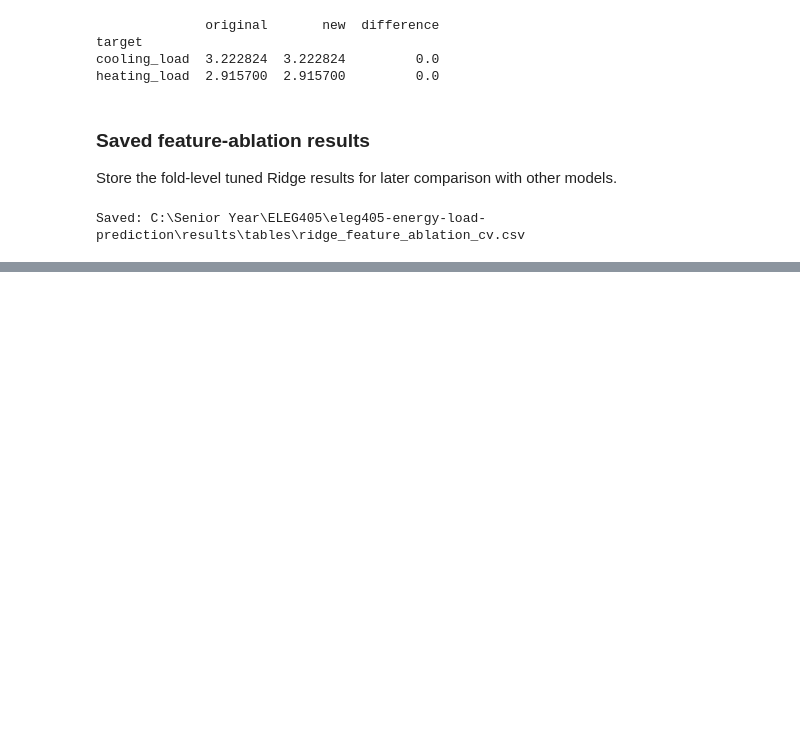
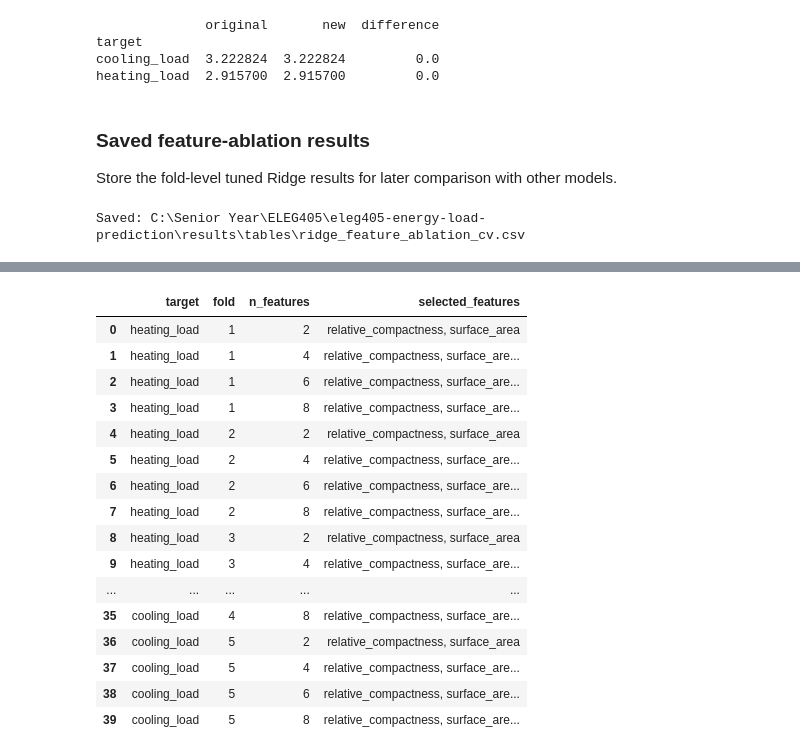
Before and after one commit to jacob-baker25/eleg405-energy-load-prediction, a Jupyter notebook: notebooks/02_linear_ridge_jacob.ipynb, the cells around one changed output, grey strips where cells are left out. Drawn from its saved outputs; the diff is of its cells as text; code cells hidden in the pictures; blank space fills up the shorter version.

```diff
--- a/notebooks/02_linear_ridge_jacob.ipynb
+++ b/notebooks/02_linear_ridge_jacob.ipynb
@@ -1012,0 +1017,46 @@ Saved: C:\Senior Year\ELEG405\eleg405-energy-load-prediction\results\tables\ridg
+# %%
+selection_records = []
+
+for target in TARGET_COLUMNS:
+    for fold, (train_idx, val_idx) in enumerate(
+        cv.split(X_dev), start=1
+    ):
+        X_train = X_dev.iloc[train_idx]
+        y_train = y_dev[target].iloc[train_idx]
+
+        for k in FEATURE_COUNTS:
+            selector = make_selector(k)
+            selector.fit(X_train, y_train)
+
+            selected_features = X_train.columns[
+                selector.get_support()
+            ].tolist()
+
+            selection_records.append({
+                "target": target,
+                "fold": fold,
+                "n_features": k,
+                "selected_features": ", ".join(selected_features),
+            })
+
+selection_df = pd.DataFrame(selection_records)
+
+selection_df
+# %% [output]
+|  | target | fold | n_features | selected_features |
+| 0 | heating_load | 1 | 2 | relative_compactness, surface_area |
+| 1 | heating_load | 1 | 4 | relative_compactness, surface_are... |
+| 2 | heating_load | 1 | 6 | relative_compactness, surface_are... |
+| 3 | heating_load | 1 | 8 | relative_compactness, surface_are... |
+| 4 | heating_load | 2 | 2 | relative_compactness, surface_area |
+| 5 | heating_load | 2 | 4 | relative_compactness, surface_are... |
+| 6 | heating_load | 2 | 6 | relative_compactness, surface_are... |
+| 7 | heating_load | 2 | 8 | relative_compactness, surface_are... |
+| 8 | heating_load | 3 | 2 | relative_compactness, surface_area |
+| 9 | heating_load | 3 | 4 | relative_compactness, surface_are... |
+| ... | ... | ... | ... | ... |
+| 35 | cooling_load | 4 | 8 | relative_compactness, surface_are... |
+| 36 | cooling_load | 5 | 2 | relative_compactness, surface_area |
+| 37 | cooling_load | 5 | 4 | relative_compactness, surface_are... |
+| 38 | cooling_load | 5 | 6 | relative_compactness, surface_are... |
+| 39 | cooling_load | 5 | 8 | relative_compactness, surface_are... |
```
Also changed, not shown: parts of 10 cells of this notebook, 3 other files.
